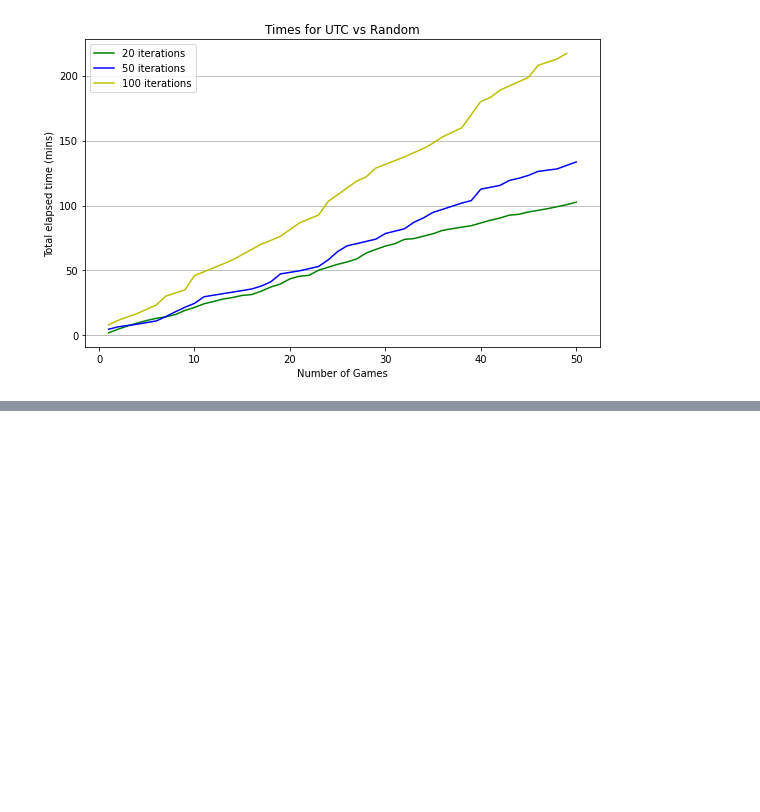
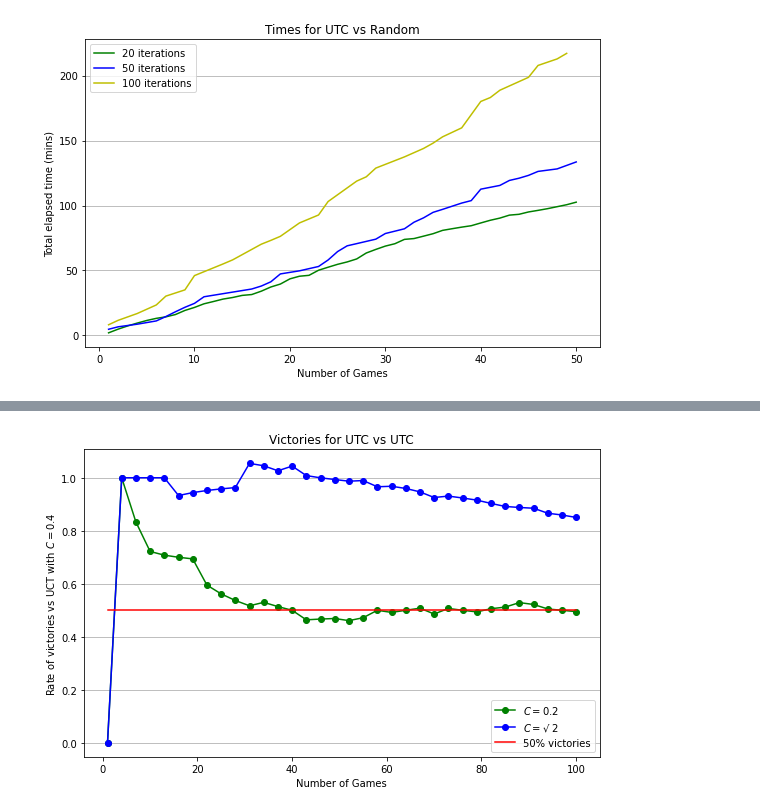
Before and after one commit to alejandrocros/monte_carlo_tree_chess, a Jupyter notebook: notebooks/UCT_comparison.ipynb, the cells around one changed output, grey strips where cells are left out. Drawn from its saved outputs; the diff is of its cells as text; code cells hidden in the pictures; blank space fills up the shorter version.

Commit message:
add last figures, update README, add logs

```diff
--- a/notebooks/UCT_comparison.ipynb
+++ b/notebooks/UCT_comparison.ipynb
@@ -126,0 +132,3 @@ plt.show()
+# %%
+df_04vs02 = pd.read_json('../logs/match_1_04vs02.json')
+df_04vs_sqrt2 = pd.read_json('../logs/match_1_04vs_sqrt2.json')
@@ -126,0 +144,22 @@ plt.show()
+# %%
+fig, ax1 = plt.subplots(figsize=(8, 5))
+
+ax1.set_xlabel('Number of Games')
+
+ax1.plot(df_04vs02["round"].values[::3], df_04vs02.mean_result.values[::3], 'go-', label=r'$C=0.2$')
+ax1.plot(df_04vs_sqrt2["round"].values[::3], df_04vs_sqrt2.mean_result.values[::3], 'bo-', label='$C=$\u221A 2')
+ax1.plot(
+    df_04vs02["round"].values[::3],
+    np.array([0.5 for i in range(len(df_04vs02["round"].values[::3]))]),
+    'r-', label='50% victories')
+
+ax1.tick_params(axis='y')
+ax1.set_ylabel('Rate of victories vs UCT with $C=0.4$')
+ax1.legend()
+ax1.grid(axis='y')
+
+fig.tight_layout()  # otherwise the right y-label is slightly clipped
+plt.title('Victories for UTC vs UTC')
+plt.show()
+# %% [output]
+[figure, added]
```
Also changed, not shown: parts of 5 cells of this notebook, 6 other files.
